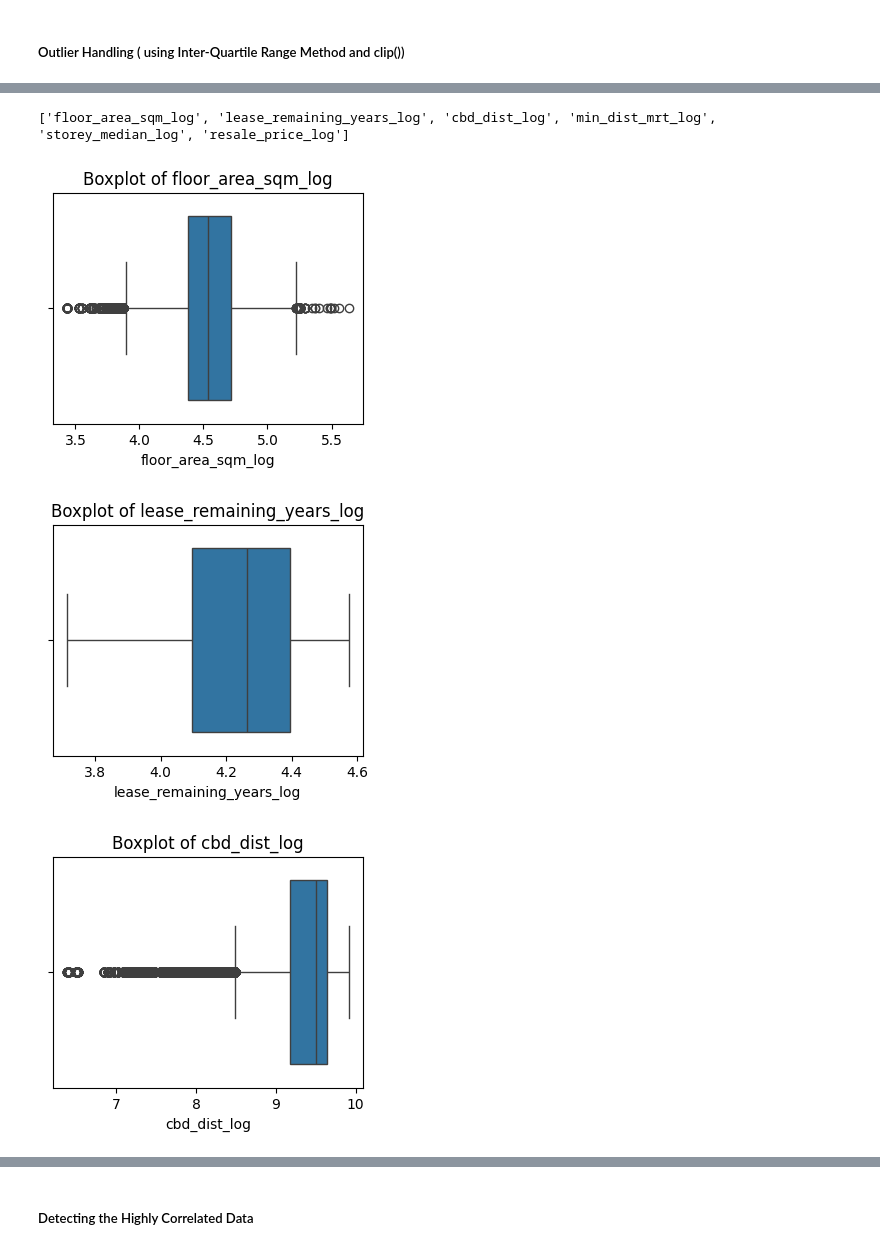
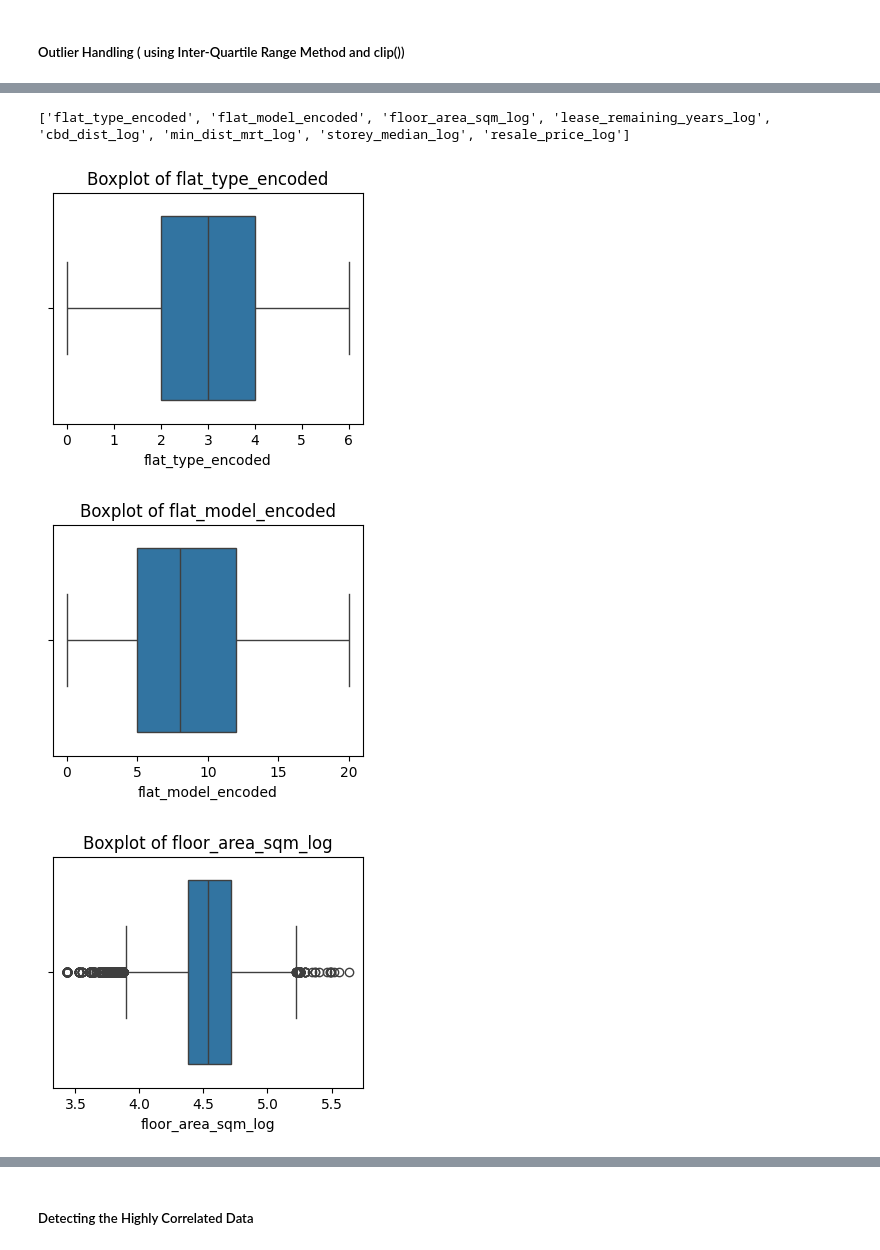
Before and after one commit to AasthaMuk/Singapore_Resale_Price_Prediction, a Jupyter notebook: Preprocessing_EDA_Model_creation.ipynb, the cells around one changed output, grey strips where cells are left out. Saved outputs shown, nothing was run; the diff lists cells and outputs as text; code cells hidden in the pictures.

```diff
--- a/Preprocessing_EDA_Model_creation.ipynb
+++ b/Preprocessing_EDA_Model_creation.ipynb
@@ -525,5 +539,5 @@ df_new = pd.read_csv('combined_df.csv')
 # %%
-req_df = df_new[['town','flat_type','block','flat_model','cbd_dist','min_dist_mrt','floor_area_sqm','lease_remaining_years','storey_median','resale_price']]
+req_df = df_new[['town','flat_type','block','flat_model','flat_type_encoded','flat_model_encoded','cbd_dist','min_dist_mrt','floor_area_sqm','lease_remaining_years','storey_median','resale_price']]
 req_df.drop_duplicates(inplace=True)
 req_df
 # %% [output]
@@ -659,12 +697,11 @@ storey_median_log            float64
 resale_price_log             float64
 dtype: object
 # %%
-cols=['floor_area_sqm_log',
-       'lease_remaining_years_log', 'cbd_dist_log', 'min_dist_mrt_log',
-       'storey_median_log', 'resale_price_log']
+cols = ['flat_type_encoded','flat_model_encoded','floor_area_sqm_log','lease_remaining_years_log','cbd_dist_log',
+        'min_dist_mrt_log','storey_median_log','resale_price_log']
 find_outliers(df2,cols)
 # %% [output]
-['floor_area_sqm_log', 'lease_remaining_years_log', 'cbd_dist_log', 'min_dist_mrt_log', 'storey_median_log', 'resale_price_log']
+['flat_type_encoded', 'flat_model_encoded', 'floor_area_sqm_log', 'lease_remaining_years_log', 'cbd_dist_log', 'min_dist_mrt_log', 'storey_median_log', 'resale_price_log']
-[figure, old version]
+[figure, new version]
-[figure, old version]
+[figure, new version]
-[figure, old version]
+[figure, new version]
```
Also changed, not shown: parts of 34 cells of this notebook, 5 other files.
